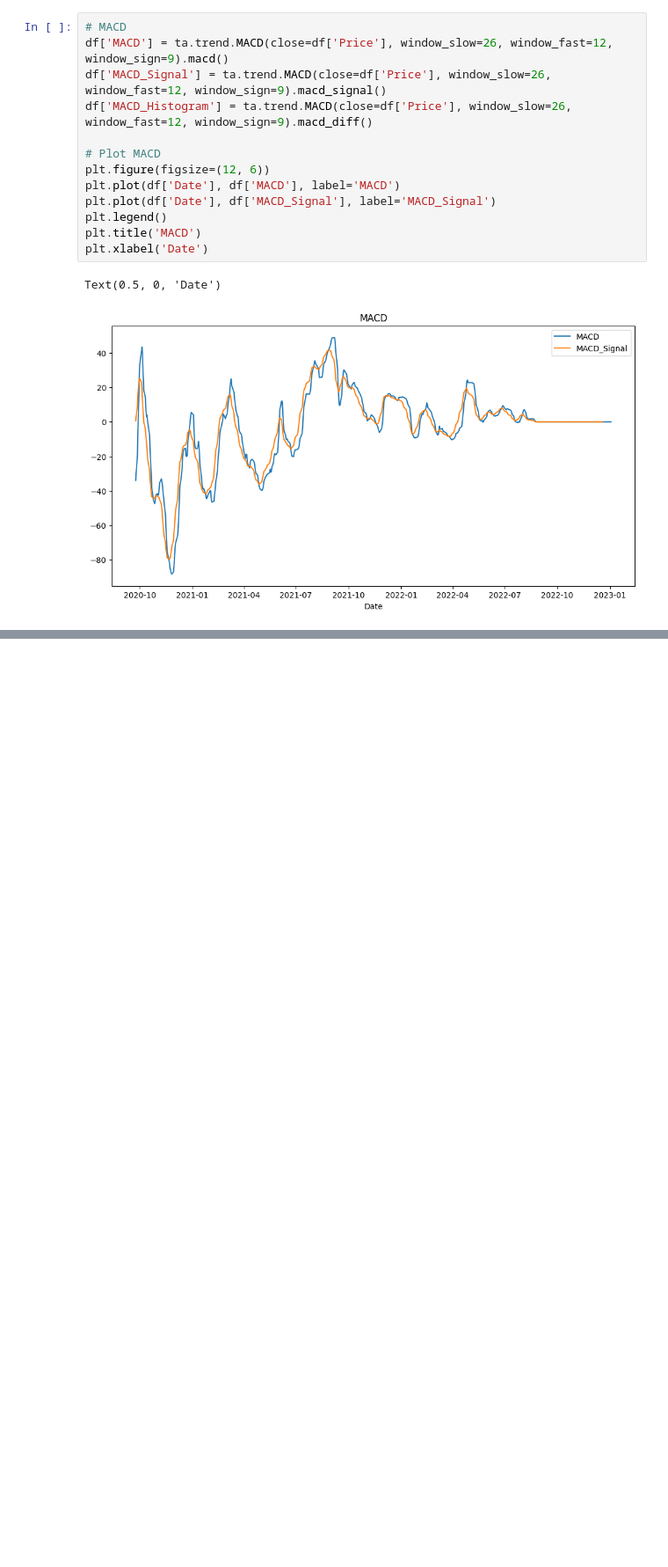
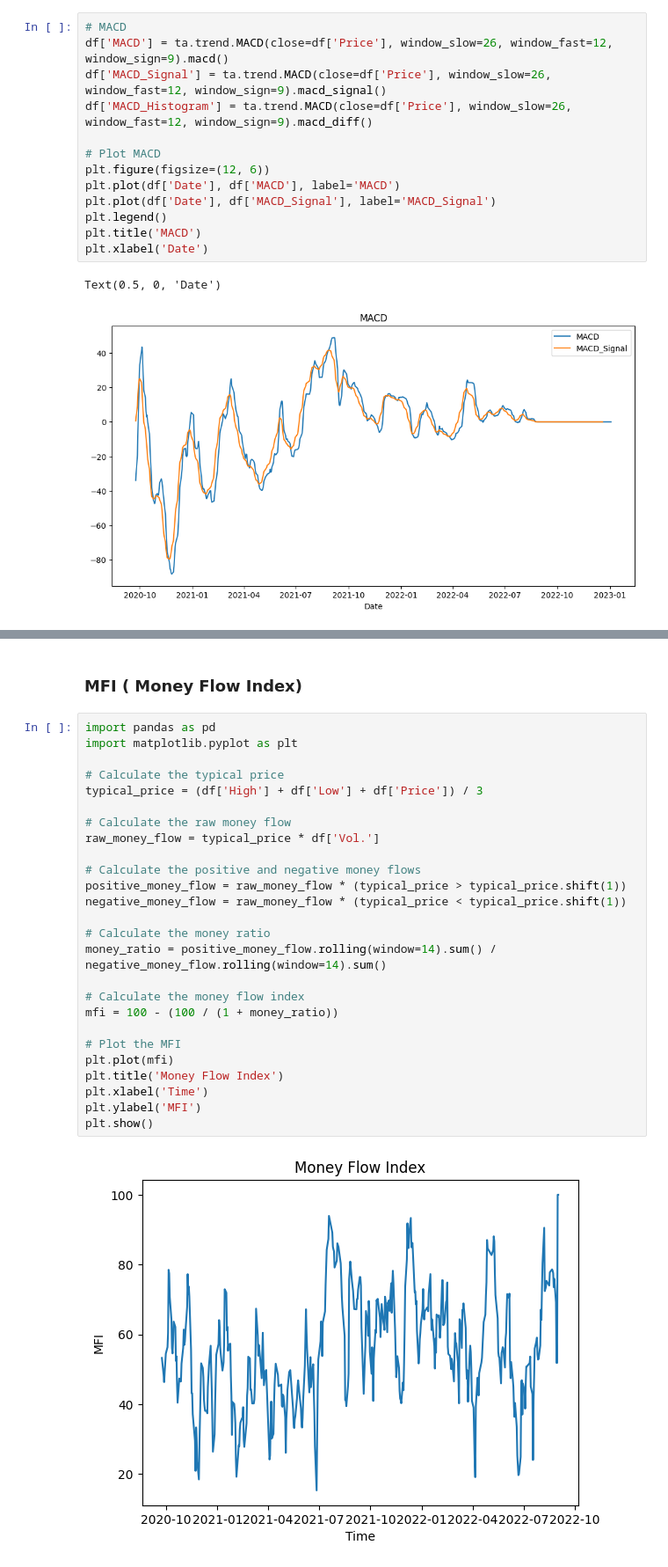
Before and after one commit to imostafizur/DSEBD_Prediction, a Jupyter notebook: Walton.ipynb, the cells around one changed output, grey strips where cells are left out. Shown at 88% size. Cells and saved outputs as stored; diff of their text form; blank space fills up the shorter version.

```diff
--- a/Walton.ipynb
+++ b/Walton.ipynb
@@ -226,0 +263,30 @@ Text(0.5, 0, 'Date')
+# %% [markdown]
+### MFI ( Money Flow Index)
+# %%
+import pandas as pd
+import matplotlib.pyplot as plt
+
+# Calculate the typical price
+typical_price = (df['High'] + df['Low'] + df['Price']) / 3
+
+# Calculate the raw money flow
+raw_money_flow = typical_price * df['Vol.']
+
+# Calculate the positive and negative money flows
+positive_money_flow = raw_money_flow * (typical_price > typical_price.shift(1))
+negative_money_flow = raw_money_flow * (typical_price < typical_price.shift(1))
+
+# Calculate the money ratio
+money_ratio = positive_money_flow.rolling(window=14).sum() / negative_money_flow.rolling(window=14).sum()
+
+# Calculate the money flow index
+mfi = 100 - (100 / (1 + money_ratio))
+
+# Plot the MFI
+plt.plot(mfi)
+plt.title('Money Flow Index')
+plt.xlabel('Time')
+plt.ylabel('MFI')
+plt.show()
+# %% [output]
+[figure, added]
```
Also changed, not shown: parts of 8 cells of this notebook, 7 other files.
